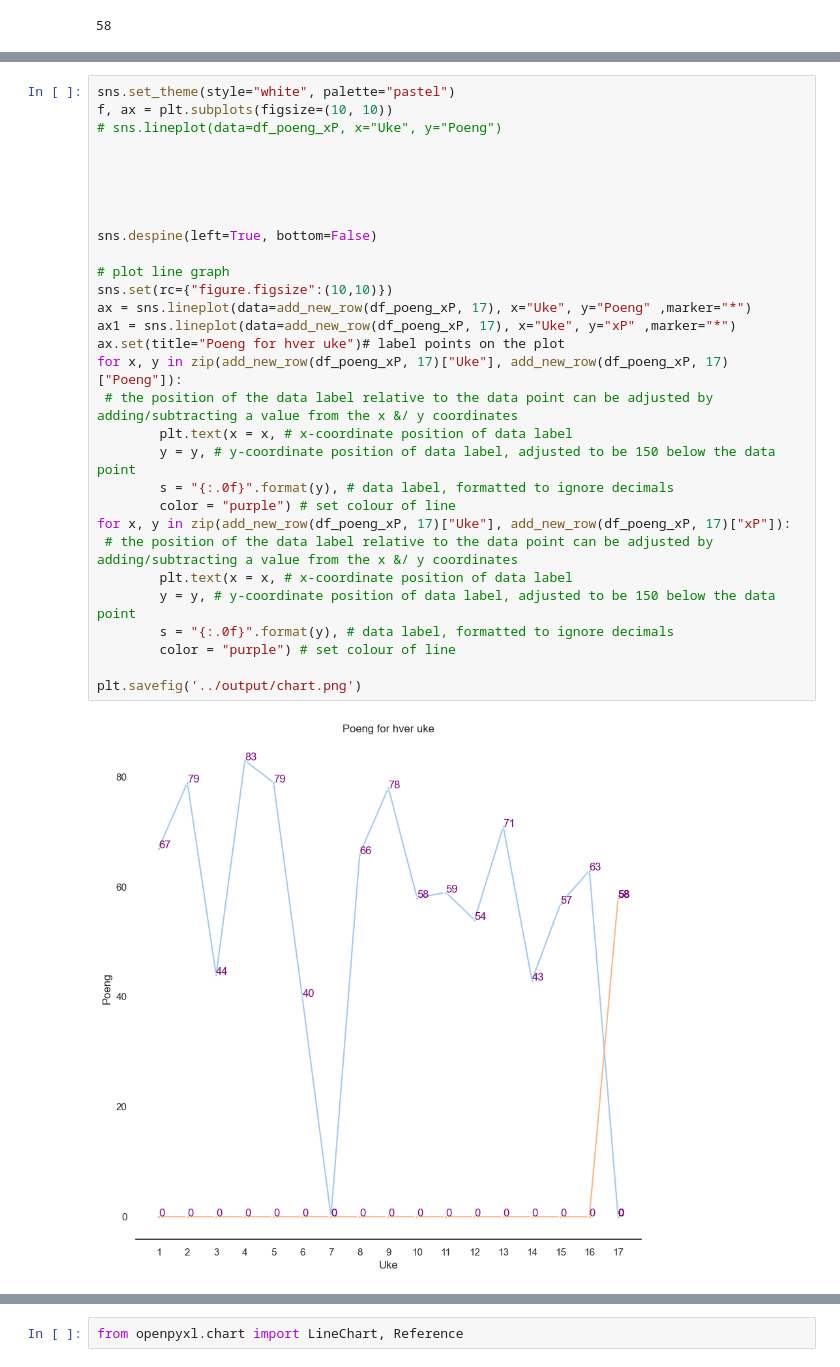
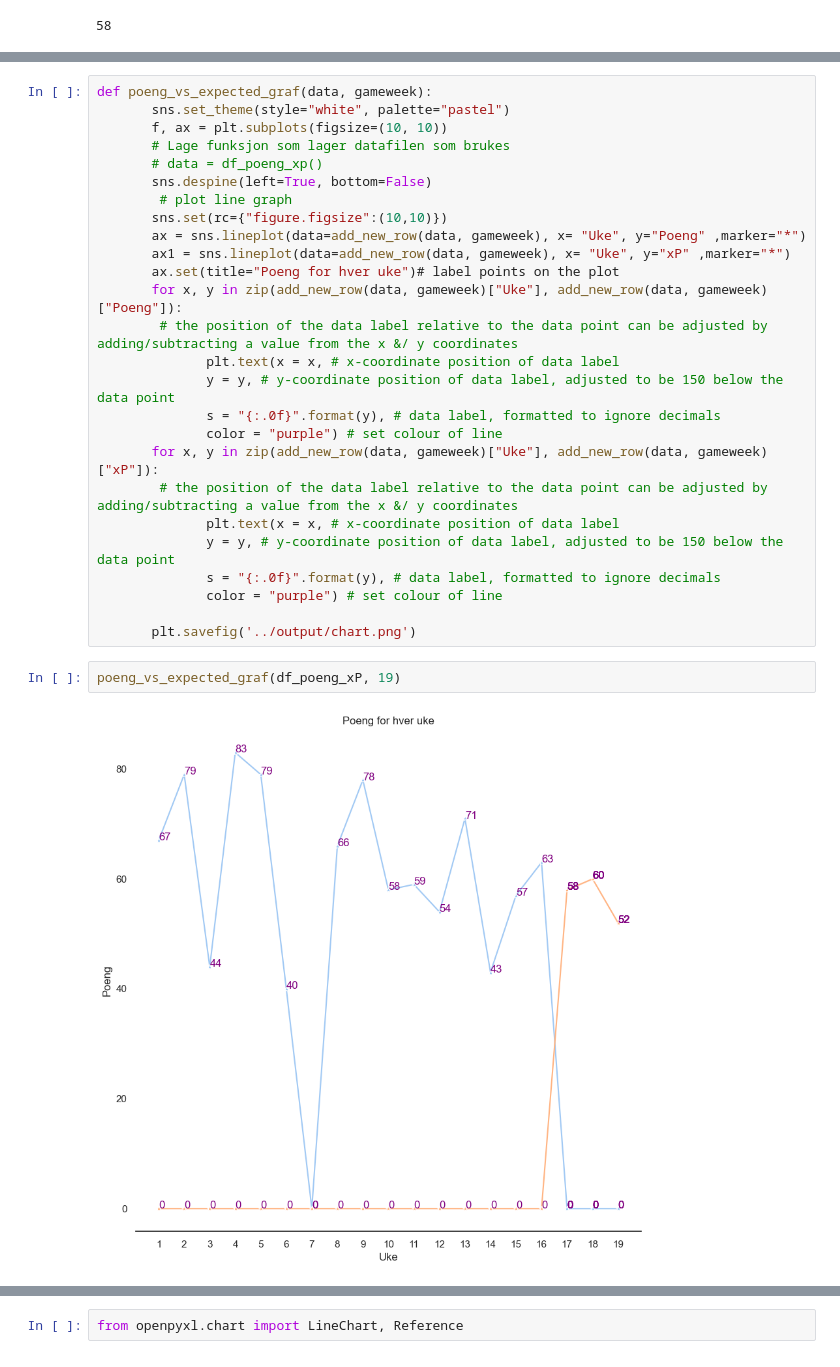
Before and after one commit to eireye/fpl, a Jupyter notebook: Notebook/visualisere.ipynb, the cells around one changed output, grey strips where cells are left out. Drawn from its saved outputs; the diff is of its cells as text.

```diff
--- a/Notebook/visualisere.ipynb
+++ b/Notebook/visualisere.ipynb
@@ -235,35 +214,33 @@ df_poeng_xP2
 # %%
-sns.set_theme(style="white", palette="pastel")
-f, ax = plt.subplots(figsize=(10, 10))
-# sns.lineplot(data=df_poeng_xP, x="Uke", y="Poeng")
+def poeng_vs_expected_graf(data, gameweek):
+       sns.set_theme(style="white", palette="pastel")
+       f, ax = plt.subplots(figsize=(10, 10))
+       # Lage funksjon som lager datafilen som brukes
+       # data = df_poeng_xp()
+       sns.despine(left=True, bottom=False)
+        # plot line graph
+       sns.set(rc={"figure.figsize":(10,10)})
+       ax = sns.lineplot(data=add_new_row(data, gameweek), x= "Uke", y="Poeng" ,marker="*")
+       ax1 = sns.lineplot(data=add_new_row(data, gameweek), x= "Uke", y="xP" ,marker="*")
+       ax.set(title="Poeng for hver uke")# label points on the plot
+       for x, y in zip(add_new_row(data, gameweek)["Uke"], add_new_row(data, gameweek)["Poeng"]):
+        # the position of the data label relative to the data point can be adjusted by adding/subtracting a value from the x &/ y coordinates
+              plt.text(x = x, # x-coordinate position of data label
+              y = y, # y-coordinate position of data label, adjusted to be 150 below the data point
+              s = "{:.0f}".format(y), # data label, formatted to ignore decimals
+              color = "purple") # set colour of line
+       for x, y in zip(add_new_row(data, gameweek)["Uke"], add_new_row(data, gameweek)["xP"]):
+        # the position of the data label relative to the data point can be adjusted by adding/subtracting a value from the x &/ y coordinates
+              plt.text(x = x, # x-coordinate position of data label
+              y = y, # y-coordinate position of data label, adjusted to be 150 below the data point
+              s = "{:.0f}".format(y), # data label, formatted to ignore decimals
+              color = "purple") # set colour of line
 
-
-
-
-
-sns.despine(left=True, bottom=False)
-
-# plot line graph
-sns.set(rc={"figure.figsize":(10,10)})
-ax = sns.lineplot(data=add_new_row(df_poeng_xP, 17), x="Uke", y="Poeng" ,marker="*")
-ax1 = sns.lineplot(data=add_new_row(df_poeng_xP, 17), x="Uke", y="xP" ,marker="*")
-ax.set(title="Poeng for hver uke")# label points on the plot
-for x, y in zip(add_new_row(df_poeng_xP, 17)["Uke"], add_new_row(df_poeng_xP, 17)["Poeng"]):
- # the position of the data label relative to the data point can be adjusted by adding/subtracting a value from the x &/ y coordinates
-        plt.text(x = x, # x-coordinate position of data label
-        y = y, # y-coordinate position of data label, adjusted to be 150 below the data point
-        s = "{:.0f}".format(y), # data label, formatted to ignore decimals
-        color = "purple") # set colour of line
-for x, y in zip(add_new_row(df_poeng_xP, 17)["Uke"], add_new_row(df_poeng_xP, 17)["xP"]):
- # the position of the data label relative to the data point can be adjusted by adding/subtracting a value from the x &/ y coordinates
-        plt.text(x = x, # x-coordinate position of data label
-        y = y, # y-coordinate position of data label, adjusted to be 150 below the data point
-        s = "{:.0f}".format(y), # data label, formatted to ignore decimals
-        color = "purple") # set colour of line
-
-plt.savefig('../output/chart.png')
+       plt.savefig('../output/chart.png')
-# %% [output]
-[figure, removed]
+# %%
+poeng_vs_expected_graf(df_poeng_xP, 19)
+# %% [output]
+[figure, added]
 # %%
 def startlag(data, gameweek):
    """Henter startelleveren ut i fra optimal plan csv"""
```
Also changed, not shown: parts of 12 cells of this notebook, 5 other files.
